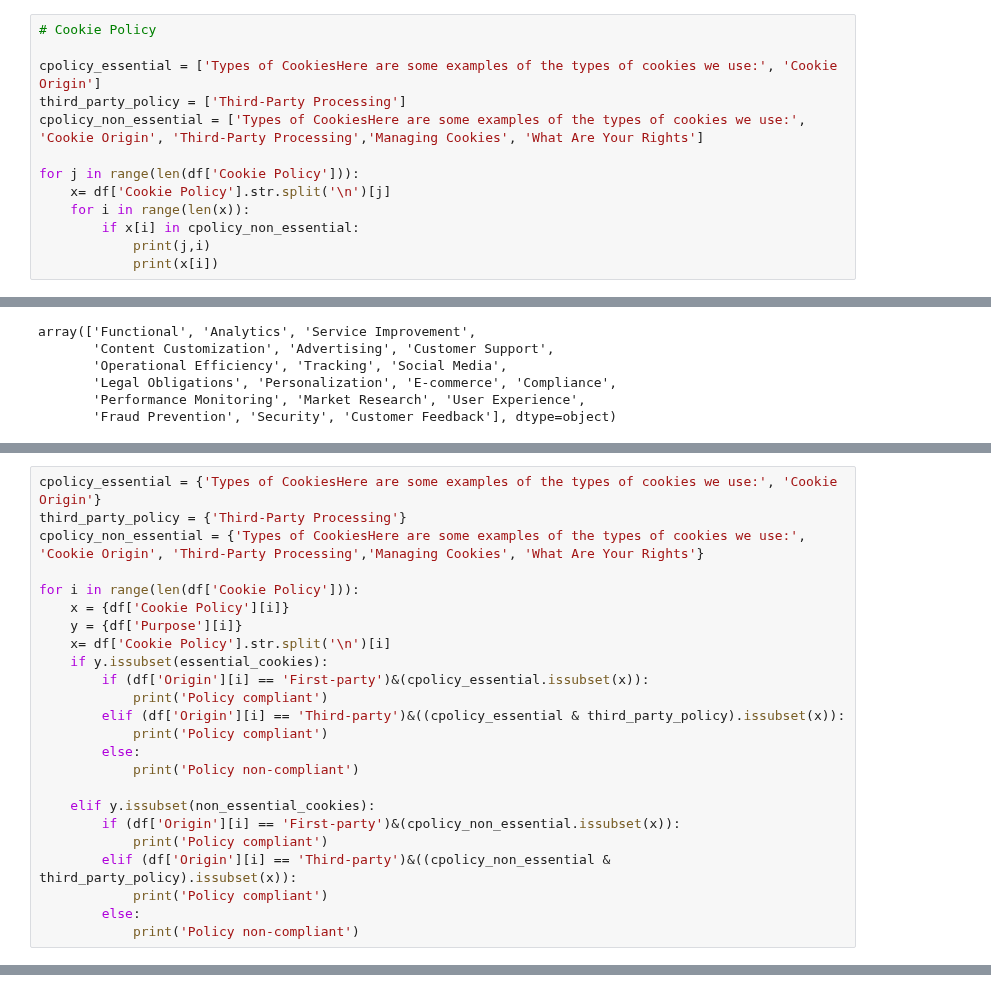
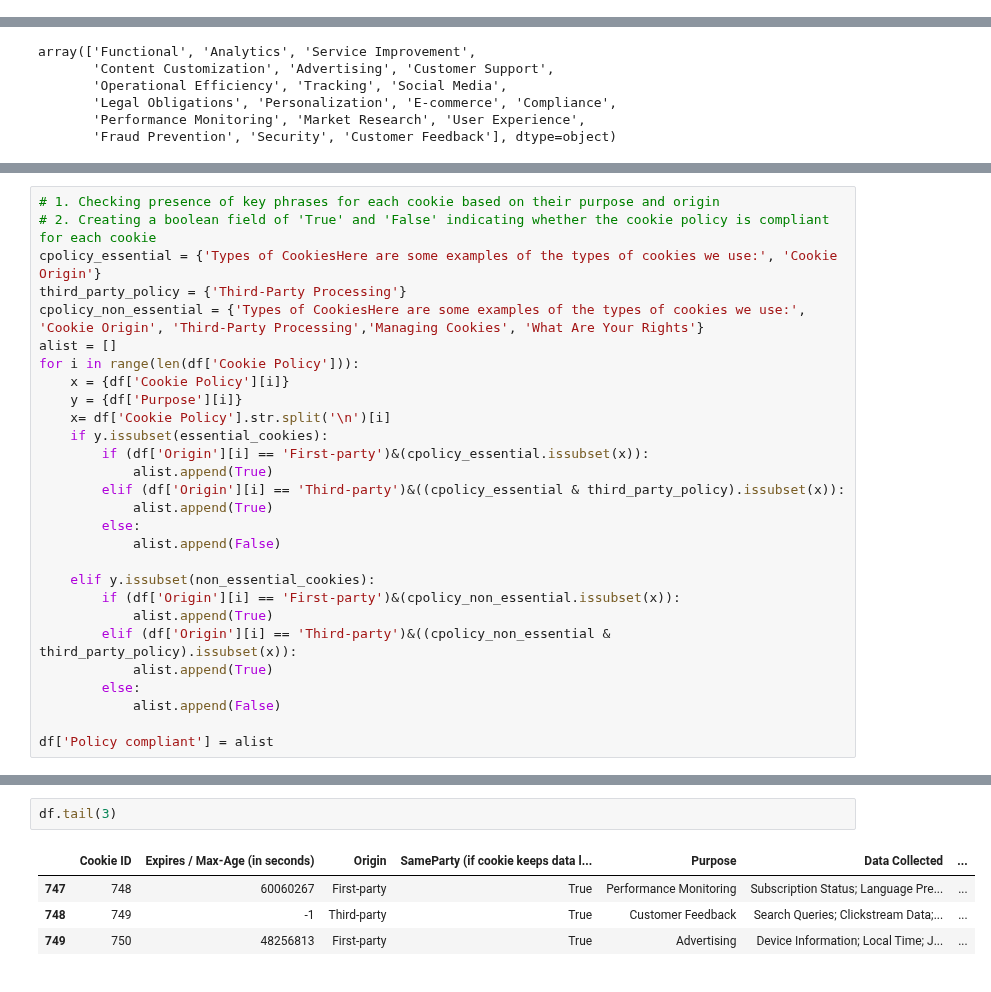
Before and after one commit to YaniaNada/Cookie-Compliance-Analysis, a Jupyter notebook: analysis.ipynb, the cells around one changed output, grey strips where cells are left out. Drawn from its saved outputs; the diff is of its cells as text.

Commit message:
cookie_policy_compliancy_analysis

```diff
--- a/analysis.ipynb
+++ b/analysis.ipynb
@@ -577,13 +542,0 @@ For questions, contact us at below email.'''
-# %%
-# Cookie Policy
-
-cpolicy_essential = ['Types of CookiesHere are some examples of the types of cookies we use:', 'Cookie Origin']
-third_party_policy = ['Third-Party Processing']
-cpolicy_non_essential = ['Types of CookiesHere are some examples of the types of cookies we use:', 'Cookie Origin', 'Third-Party Processing','Managing Cookies', 'What Are Your Rights']
-
-for j in range(len(df['Cookie Policy'])):
-    x= df['Cookie Policy'].str.split('\n')[j]
-    for i in range(len(x)):
-        if x[i] in cpolicy_non_essential:
-            print(j,i)
-            print(x[i])
@@ -604,26 +562,30 @@ non_essential_cookies = {'Analytics', 'Service Improvement',
        'Performance Monitoring', 'Market Research', 'User Experience',
        'Customer Feedback'}
 # %%
+# 1. Checking presence of key phrases for each cookie based on their purpose and origin
+# 2. Creating a boolean field of 'True' and 'False' indicating whether the cookie policy is compliant for each cookie
 cpolicy_essential = {'Types of CookiesHere are some examples of the types of cookies we use:', 'Cookie Origin'}
 third_party_policy = {'Third-Party Processing'}
 cpolicy_non_essential = {'Types of CookiesHere are some examples of the types of cookies we use:', 'Cookie Origin', 'Third-Party Processing','Managing Cookies', 'What Are Your Rights'}
-
+alist = []
 for i in range(len(df['Cookie Policy'])):
     x = {df['Cookie Policy'][i]}
     y = {df['Purpose'][i]}
     x= df['Cookie Policy'].str.split('\n')[i]
     if y.issubset(essential_cookies):
         if (df['Origin'][i] == 'First-party')&(cpolicy_essential.issubset(x)):
-            print('Policy compliant')
+            alist.append(True)
         elif (df['Origin'][i] == 'Third-party')&((cpolicy_essential & third_party_policy).issubset(x)):
-            print('Policy compliant')
+            alist.append(True)
         else:
-            print('Policy non-compliant')
+            alist.append(False)
 
     elif y.issubset(non_essential_cookies):
         if (df['Origin'][i] == 'First-party')&(cpolicy_non_essential.issubset(x)):
-            print('Policy compliant')
+            alist.append(True)
         elif (df['Origin'][i] == 'Third-party')&((cpolicy_non_essential & third_party_policy).issubset(x)):
-            print('Policy compliant')
+            alist.append(True)
         else:
-            print('Policy non-compliant')
+            alist.append(False)
+
+df['Policy compliant'] = alist
@@ -647,0 +592,7 @@ Policy non-compliant
+# %%
+df.tail(3)
+# %% [output]
+|  | Cookie ID | Expires / Max-Age (in seconds) | Origin | SameParty (if cookie keeps data l... | Purpose | Data Collected | ... |
+| 747 | 748 | 60060267 | First-party | True | Performance Monitoring | Subscription Status; Language Pre... | ... |
+| 748 | 749 | -1 | Third-party | True | Customer Feedback | Search Queries; Clickstream Data;... | ... |
+| 749 | 750 | 48256813 | First-party | True | Advertising | Device Information; Local Time; J... | ... |
```
Also changed, not shown: parts of 7 cells of this notebook.
